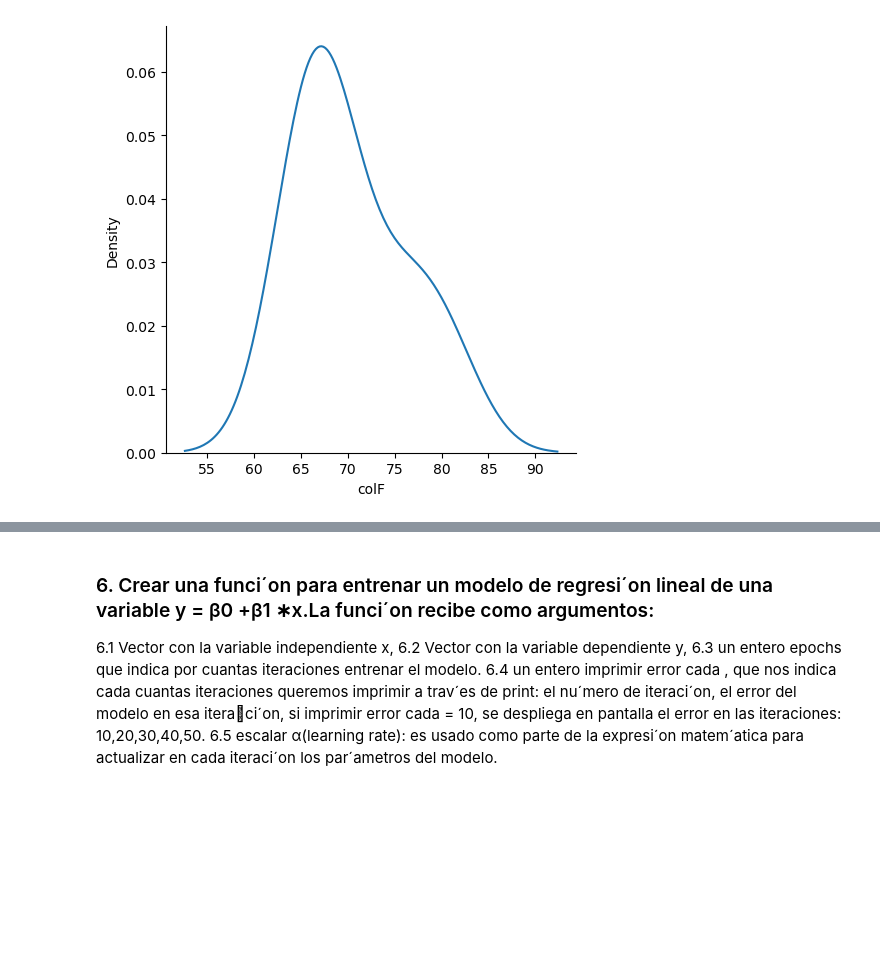
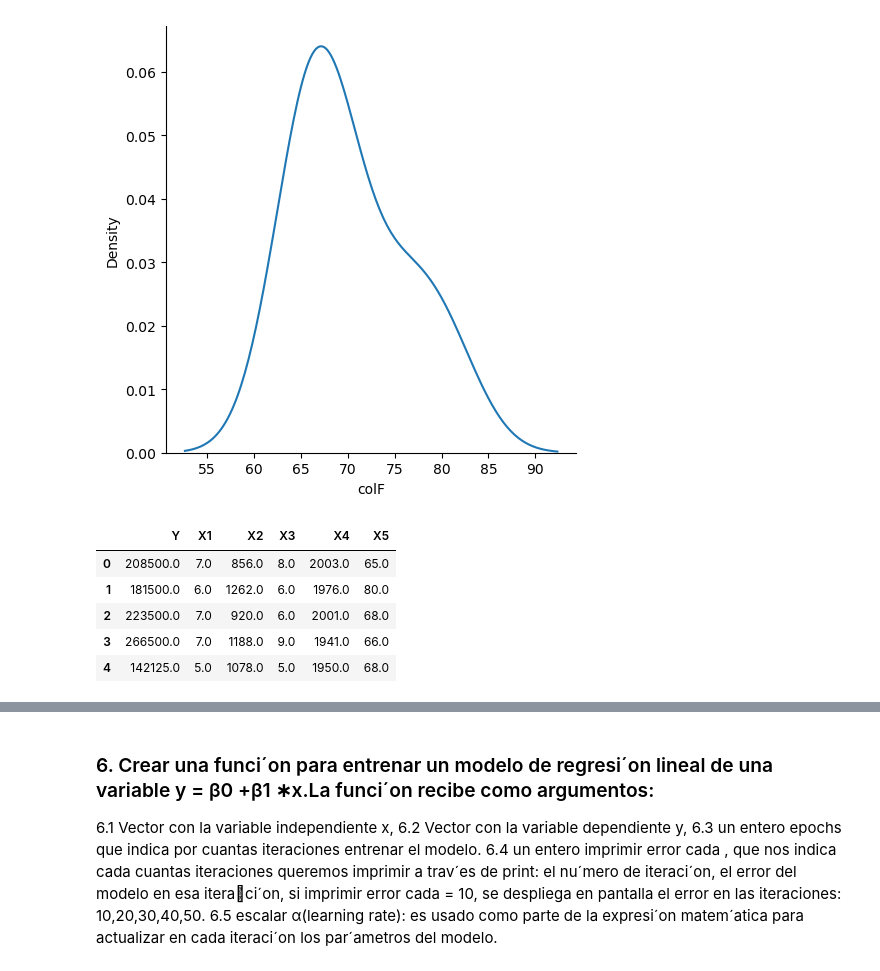
Before and after one commit to Barrenob/Proyecto, a Jupyter notebook: Proyecto/Proyecto.ipynb, the cells around one changed output, grey strips where cells are left out. Drawn from its saved outputs; the diff is of its cells as text; code cells hidden in the pictures; blank space fills up the shorter version.

```diff
--- a/Proyecto/Proyecto.ipynb
+++ b/Proyecto/Proyecto.ipynb
@@ -275,3 +265,12 @@ sns.displot (df, x= 'colF', kind = 'kde')
 plt.show()
 # %% [output]
 [figure]
+# %%
+training.head()
+# %% [output]
+|  | Y | X1 | X2 | X3 | X4 | X5 |
+| 0 | 208500.0 | 7.0 | 856.0 | 8.0 | 2003.0 | 65.0 |
+| 1 | 181500.0 | 6.0 | 1262.0 | 6.0 | 1976.0 | 80.0 |
+| 2 | 223500.0 | 7.0 | 920.0 | 6.0 | 2001.0 | 68.0 |
+| 3 | 266500.0 | 7.0 | 1188.0 | 9.0 | 1941.0 | 66.0 |
+| 4 | 142125.0 | 5.0 | 1078.0 | 5.0 | 1950.0 | 68.0 |
```
Also changed, not shown: parts of 47 cells of this notebook.
